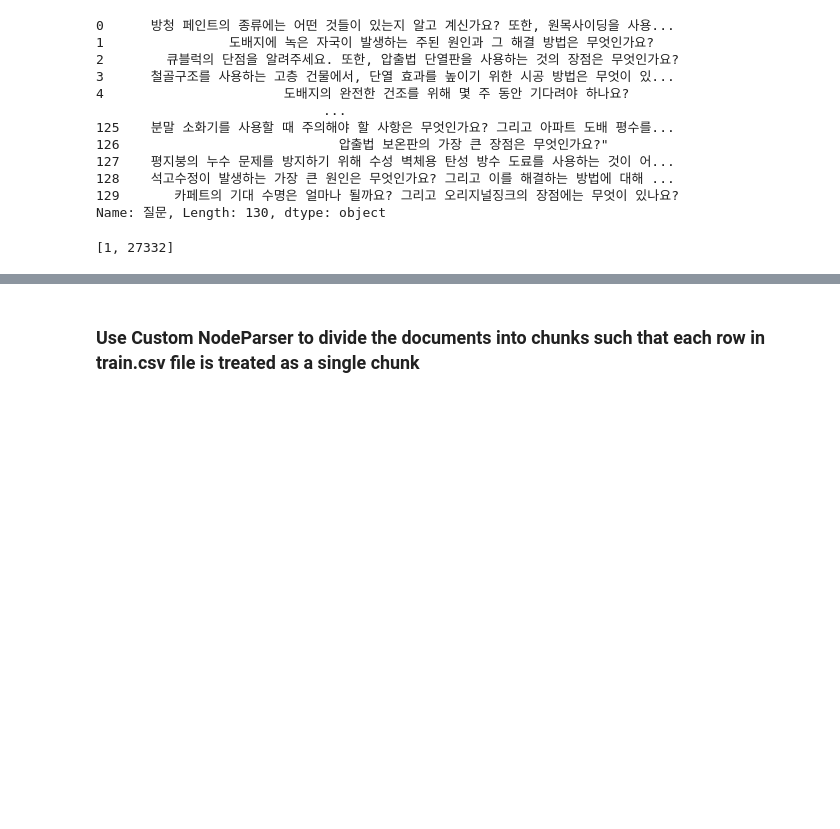
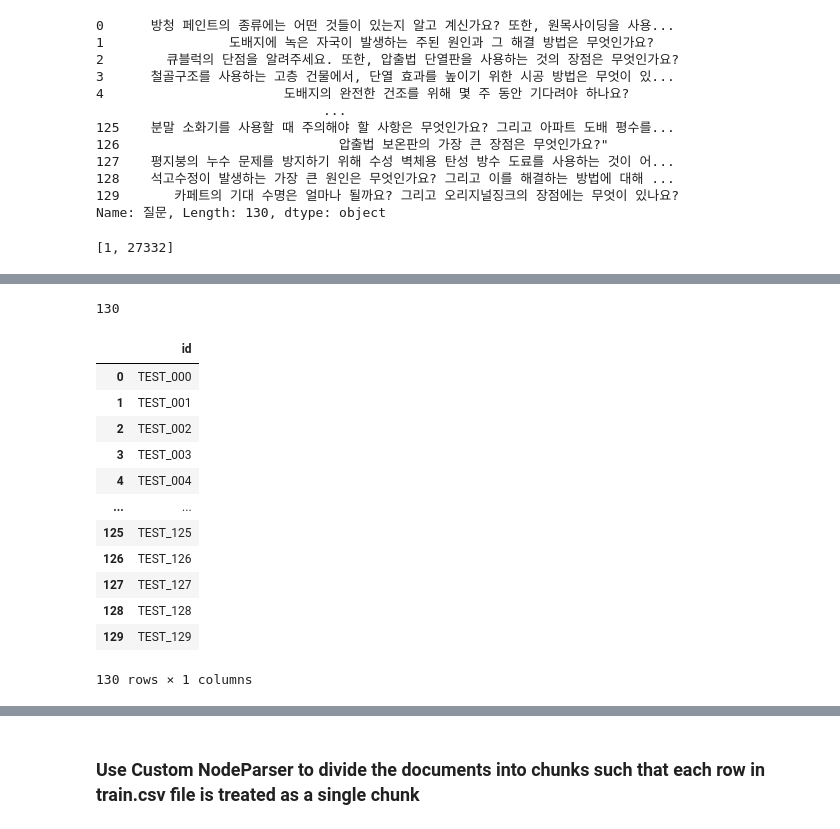
Before and after one commit to bibekyess/dacon-hansol-deco-challenge, a Jupyter notebook: RAG_llama_index.ipynb, the cells around one changed output, grey strips where cells are left out. Drawn from its saved outputs; the diff is of its cells as text; code cells hidden in the pictures; blank space fills up the shorter version.

```diff
--- a/RAG_llama_index.ipynb
+++ b/RAG_llama_index.ipynb
@@ -420,0 +566,14 @@ responses
+# %%
+import json
+
+# Open the JSON file in read mode
+with open('good_responses.json', 'r') as json_file:
+    # Read the contents of the file
+    json_data = json_file.read()
+
+    # Parse the JSON data back into a Python data structure
+    answer = json.loads(json_data)
+
+len(answer)
+# %% [output]
+130
@@ -420,0 +601,17 @@ responses
+# %%
+total_submission = pd.DataFrame({'id': id})
+total_submission
+# %% [output]
+|  | id |
+| 0 | TEST_000 |
+| 1 | TEST_001 |
+| 2 | TEST_002 |
+| 3 | TEST_003 |
+| 4 | TEST_004 |
+| ... | ... |
+| 125 | TEST_125 |
+| 126 | TEST_126 |
+| 127 | TEST_127 |
+| 128 | TEST_128 |
+| 129 | TEST_129 |
+130 rows × 1 columns
```
Also changed, not shown: parts of 28 cells of this notebook.
